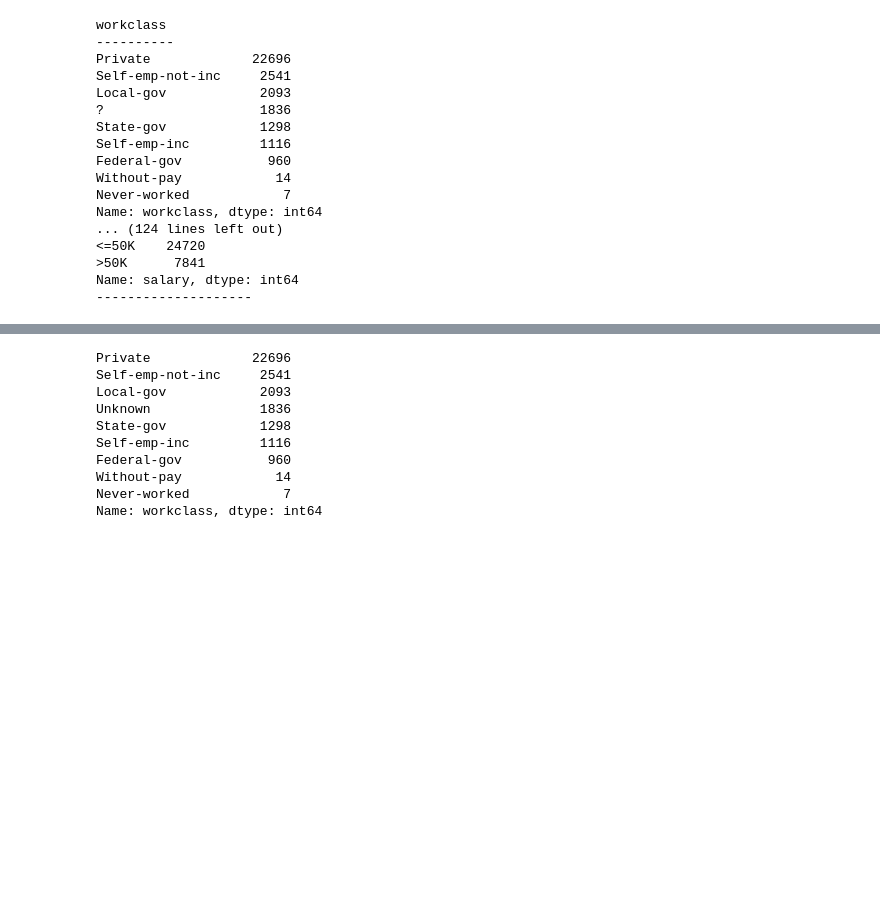
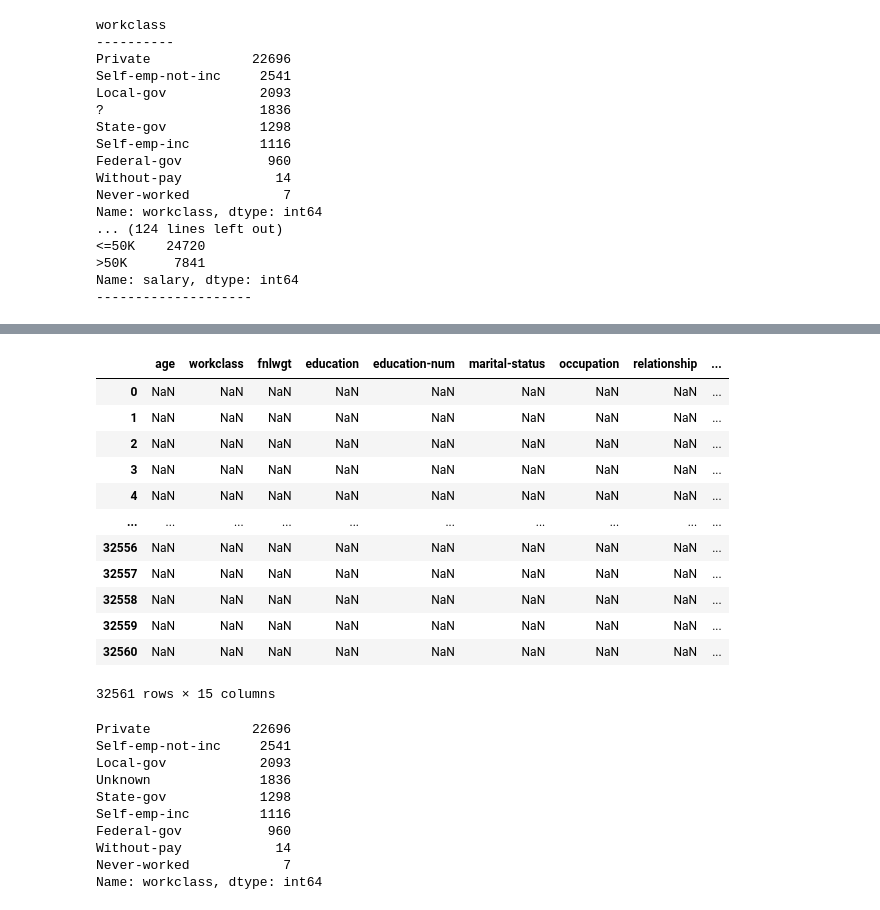
Before and after one commit to merdogan97/DATA-Analysis-with-Python, a Jupyter notebook: DAwPy_S11_12_(EDA_PROJECT_SOLUTION)_05_02_2022.ipynb, the cells around one changed output, grey strips where cells are left out. Drawn from its saved outputs; the diff is of its cells as text; code cells hidden in the pictures; blank space fills up the shorter version.

```diff
--- a/DAwPy_S11_12_(EDA_PROJECT_SOLUTION)_05_02_2022.ipynb
+++ b/DAwPy_S11_12_(EDA_PROJECT_SOLUTION)_05_02_2022.ipynb
@@ -198,2 +228,18 @@ dtype: bool
+# %%
+df[df.isin(['?'])]      # "any" koyunca DF'de döndürdü. Bu şekilde de kontrol edebiliriz.
+# %% [output]
+|  | age | workclass | fnlwgt | education | education-num | marital-status | occupation | relationship | ... |
+| 0 | NaN | NaN | NaN | NaN | NaN | NaN | NaN | NaN | ... |
+| 1 | NaN | NaN | NaN | NaN | NaN | NaN | NaN | NaN | ... |
+| 2 | NaN | NaN | NaN | NaN | NaN | NaN | NaN | NaN | ... |
+| 3 | NaN | NaN | NaN | NaN | NaN | NaN | NaN | NaN | ... |
+| 4 | NaN | NaN | NaN | NaN | NaN | NaN | NaN | NaN | ... |
+| ... | ... | ... | ... | ... | ... | ... | ... | ... | ... |
+| 32556 | NaN | NaN | NaN | NaN | NaN | NaN | NaN | NaN | ... |
+| 32557 | NaN | NaN | NaN | NaN | NaN | NaN | NaN | NaN | ... |
+| 32558 | NaN | NaN | NaN | NaN | NaN | NaN | NaN | NaN | ... |
+| 32559 | NaN | NaN | NaN | NaN | NaN | NaN | NaN | NaN | ... |
+| 32560 | NaN | NaN | NaN | NaN | NaN | NaN | NaN | NaN | ... |
+32561 rows × 15 columns
 # %%
 #look at workclass column here
```
Also changed, not shown: parts of 82 cells of this notebook.
